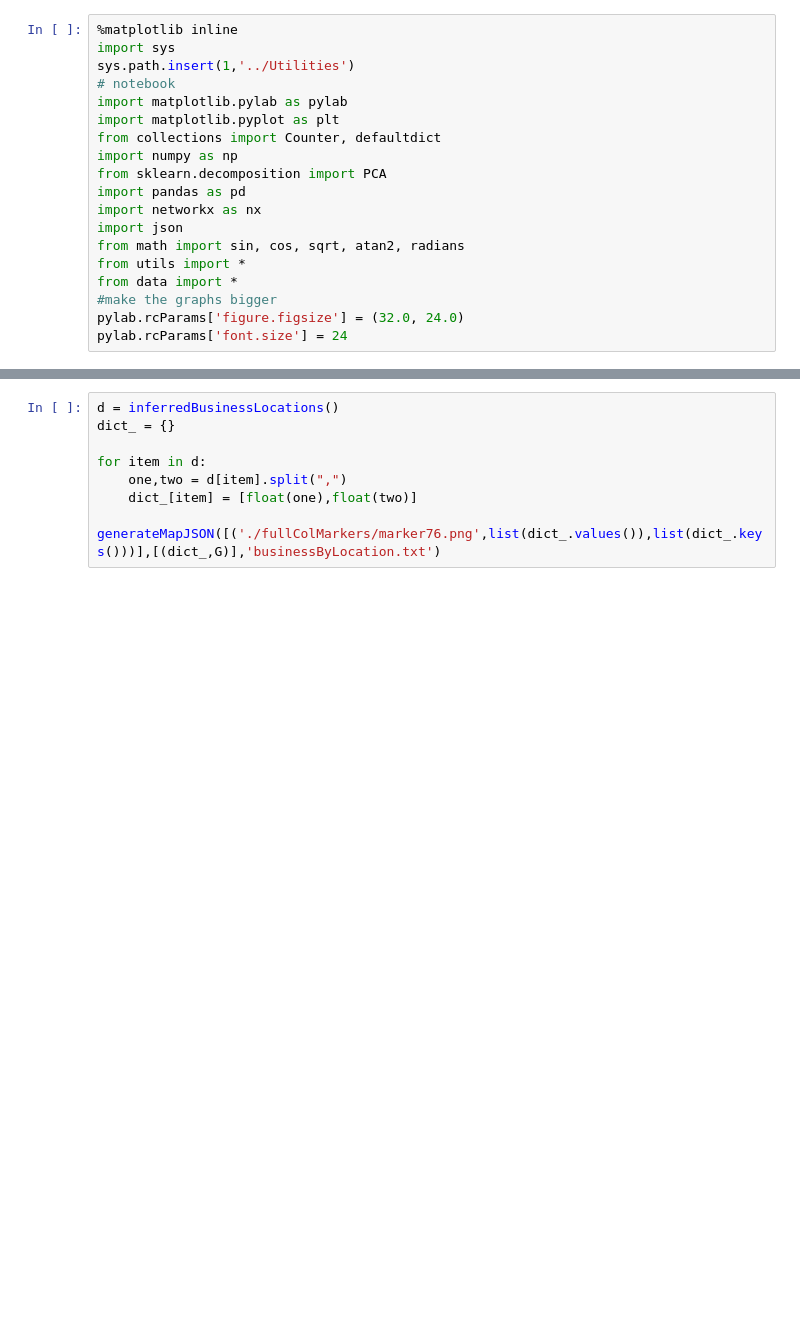
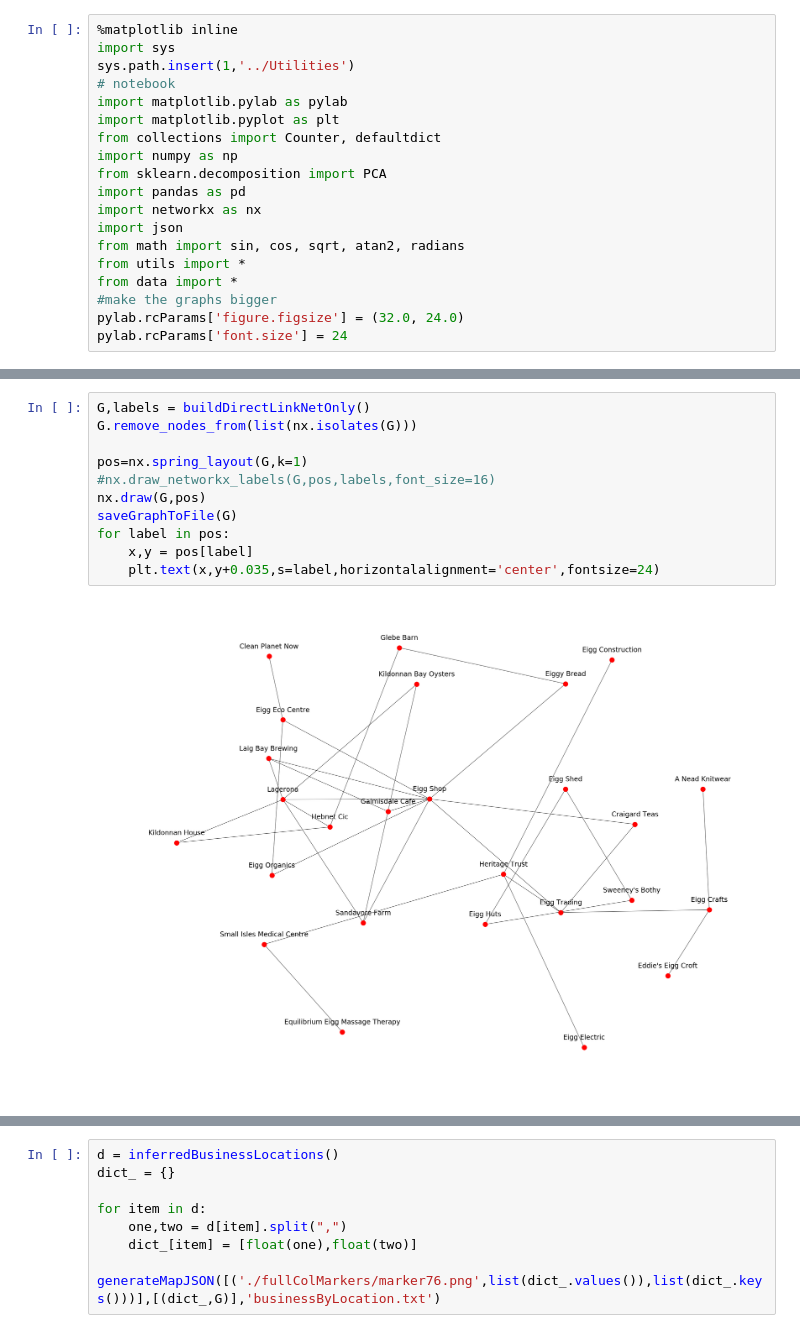
Before and after one commit to Daniel-Davies/DissertationCode, a Jupyter notebook: Eigg/BusinessAnalysis/BusinessTies.ipynb, the cells around one changed output, grey strips where cells are left out. Cells and saved outputs as stored; diff of their text form; blank space fills up the shorter version.

```diff
--- a/Eigg/BusinessAnalysis/BusinessTies.ipynb
+++ b/Eigg/BusinessAnalysis/BusinessTies.ipynb
@@ -24,3 +125,16 @@ pylab.rcParams['font.size'] = 24
+# %%
+G,labels = buildDirectLinkNetOnly()
+G.remove_nodes_from(list(nx.isolates(G)))
+
+pos=nx.spring_layout(G,k=1)
+#nx.draw_networkx_labels(G,pos,labels,font_size=16)
+nx.draw(G,pos)
+saveGraphToFile(G)
+for label in pos:
+    x,y = pos[label]
+    plt.text(x,y+0.035,s=label,horizontalalignment='center',fontsize=24)
+# %% [output]
+[figure, added]
 # %%
 def buildNamedBusinessGraph(inferred=False):
     G = nx.Graph()
```
Also changed, not shown: parts of 7 cells of this notebook, 11 other files.
